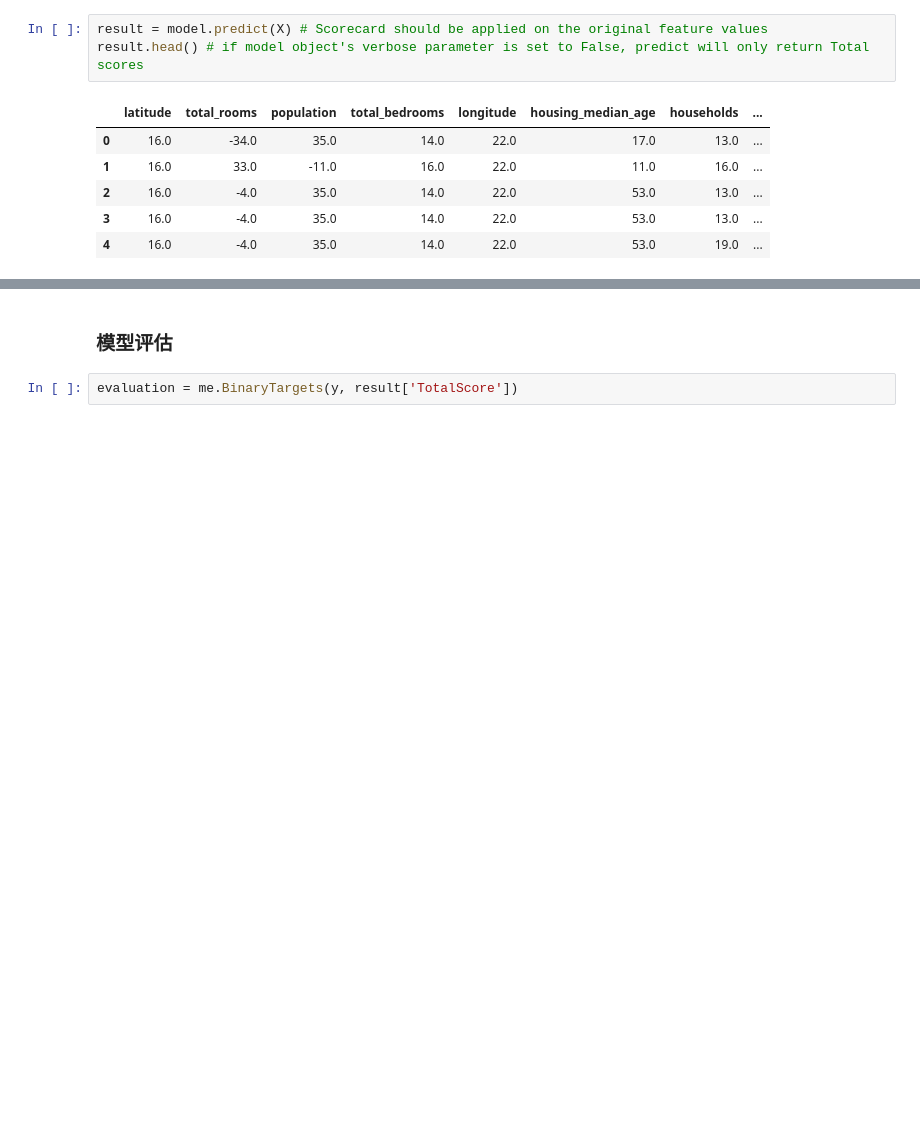
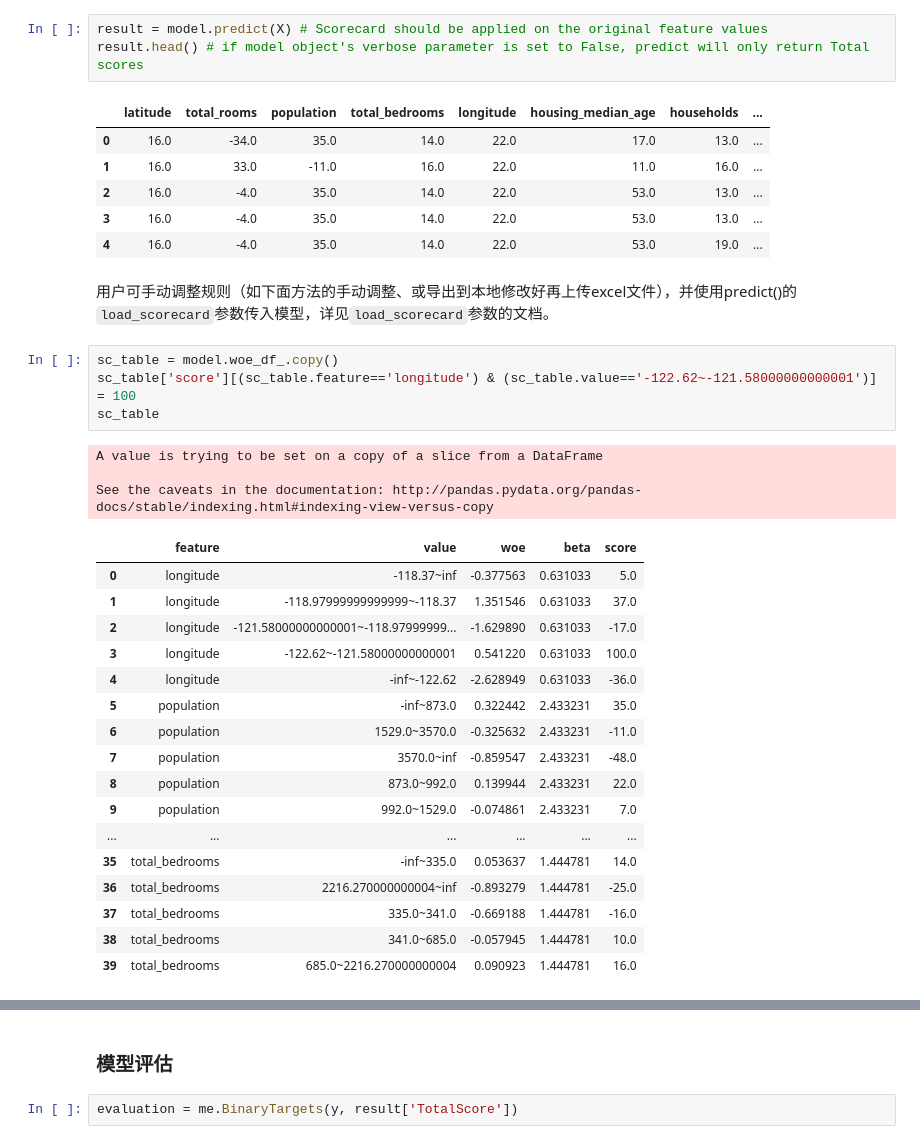
Before and after one commit to Lantianzz/Scorecard-Bundle, a Jupyter notebook: examples/示例_使用Scorecard-Bundle进行基本的评分卡建模.ipynb, the cells around one changed output, grey strips where cells are left out. Cells and saved outputs as stored; diff of their text form; blank space fills up the shorter version.

```diff
--- a/examples/示例_使用Scorecard-Bundle进行基本的评分卡建模.ipynb
+++ b/examples/示例_使用Scorecard-Bundle进行基本的评分卡建模.ipynb
@@ -233,3 +233,30 @@ result.head() # if model object's verbose parameter is set to False, predict wil
 | 2 | 16.0 | -4.0 | 35.0 | 14.0 | 22.0 | 53.0 | 13.0 | ... |
 | 3 | 16.0 | -4.0 | 35.0 | 14.0 | 22.0 | 53.0 | 13.0 | ... |
 | 4 | 16.0 | -4.0 | 35.0 | 14.0 | 22.0 | 53.0 | 19.0 | ... |
+# %% [markdown]
+用户可手动调整规则（如下面方法的手动调整、或导出到本地修改好再上传excel文件），并使用predict()的`load_scorecard`参数传入模型，详见`load_scorecard`参数的文档。
+# %%
+sc_table = model.woe_df_.copy()
+sc_table['score'][(sc_table.feature=='longitude') & (sc_table.value=='-122.62~-121.58000000000001')] = 100
+sc_table
+# %% [output]
+A value is trying to be set on a copy of a slice from a DataFrame
+
+See the caveats in the documentation: http://pandas.pydata.org/pandas-docs/stable/indexing.html#indexing-view-versus-copy
+|  | feature | value | woe | beta | score |
+| 0 | longitude | -118.37~inf | -0.377563 | 0.631033 | 5.0 |
+| 1 | longitude | -118.97999999999999~-118.37 | 1.351546 | 0.631033 | 37.0 |
+| 2 | longitude | -121.58000000000001~-118.97999999... | -1.629890 | 0.631033 | -17.0 |
+| 3 | longitude | -122.62~-121.58000000000001 | 0.541220 | 0.631033 | 100.0 |
+| 4 | longitude | -inf~-122.62 | -2.628949 | 0.631033 | -36.0 |
+| 5 | population | -inf~873.0 | 0.322442 | 2.433231 | 35.0 |
+| 6 | population | 1529.0~3570.0 | -0.325632 | 2.433231 | -11.0 |
+| 7 | population | 3570.0~inf | -0.859547 | 2.433231 | -48.0 |
+| 8 | population | 873.0~992.0 | 0.139944 | 2.433231 | 22.0 |
+| 9 | population | 992.0~1529.0 | -0.074861 | 2.433231 | 7.0 |
+| ... | ... | ... | ... | ... | ... |
+| 35 | total_bedrooms | -inf~335.0 | 0.053637 | 1.444781 | 14.0 |
+| 36 | total_bedrooms | 2216.270000000004~inf | -0.893279 | 1.444781 | -25.0 |
+| 37 | total_bedrooms | 335.0~341.0 | -0.669188 | 1.444781 | -16.0 |
+| 38 | total_bedrooms | 341.0~685.0 | -0.057945 | 1.444781 | 10.0 |
+| 39 | total_bedrooms | 685.0~2216.270000000004 | 0.090923 | 1.444781 | 16.0 |
```
Also changed, not shown: parts of 8 cells of this notebook, 1 other file.
